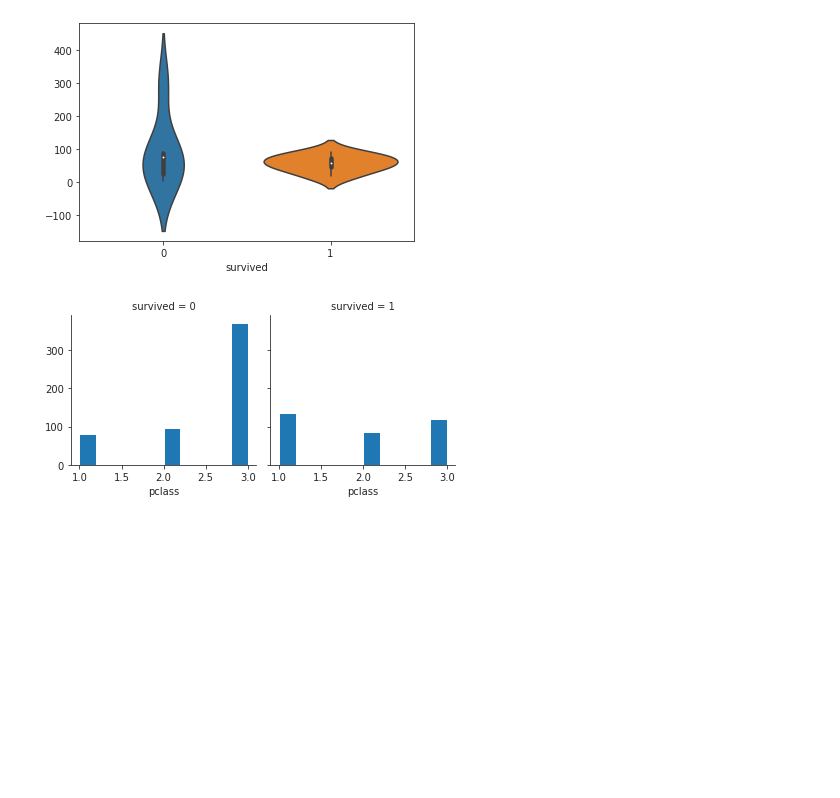
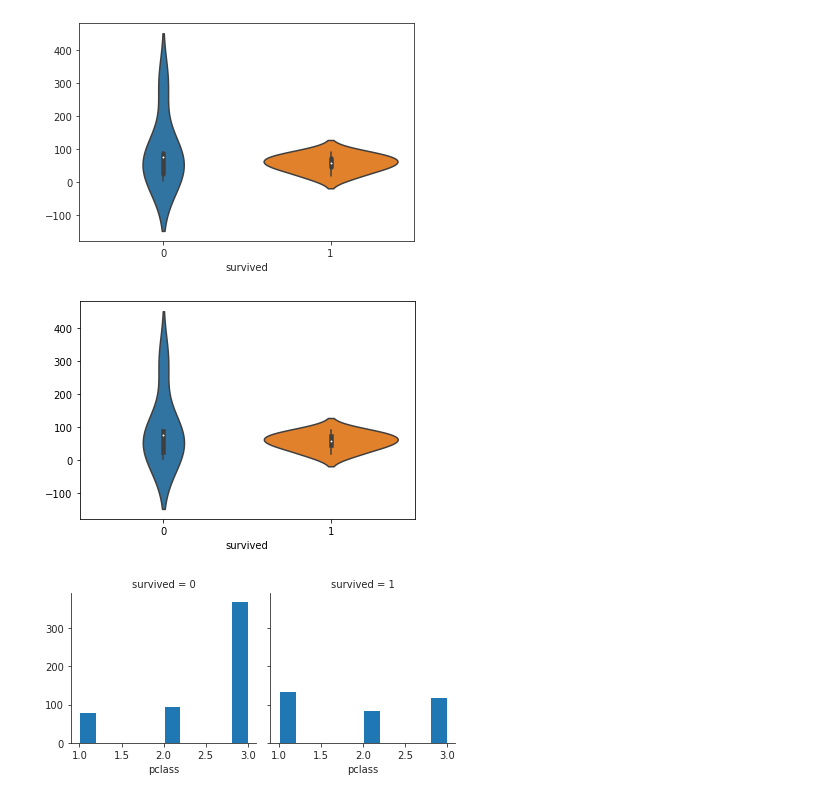
Before and after one commit to Milagros-cucu/ML100Days, a Jupyter notebook: Homework/D21 Visualization 作業.ipynb, the cells around one changed output. Cells and saved outputs as stored; diff of their text form; code cells hidden in the pictures; blank space fills up the shorter version.

```diff
--- a/Homework/D21 Visualization 作業.ipynb
+++ b/Homework/D21 Visualization 作業.ipynb
@@ -129,6 +141,11 @@ sns.violinplot
 '''
 # %% [output]
 [figure]
+# %%
+sns.violinplot(data=survived_counts)
+plt.show()
+# %% [output]
+[figure, added]
 # %%
 # 瞭解性別在各艙等的分布的存活率
 '''
```
Also changed, not shown: parts of 5 cells of this notebook.
